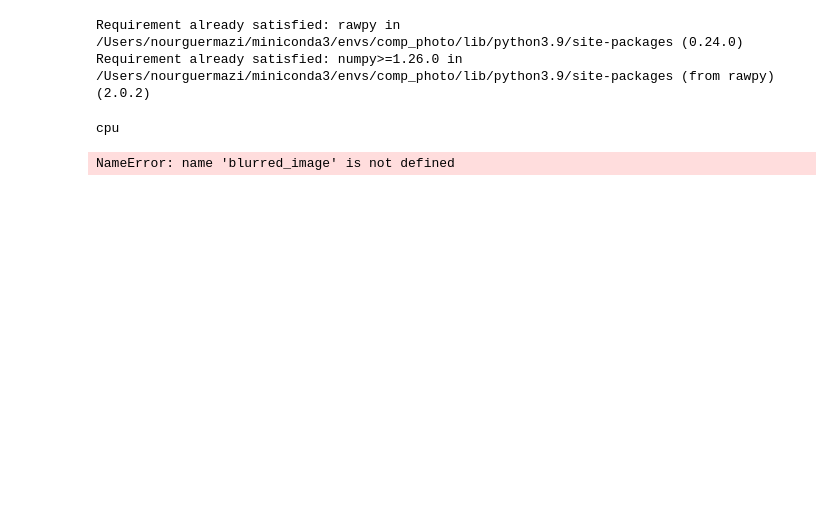
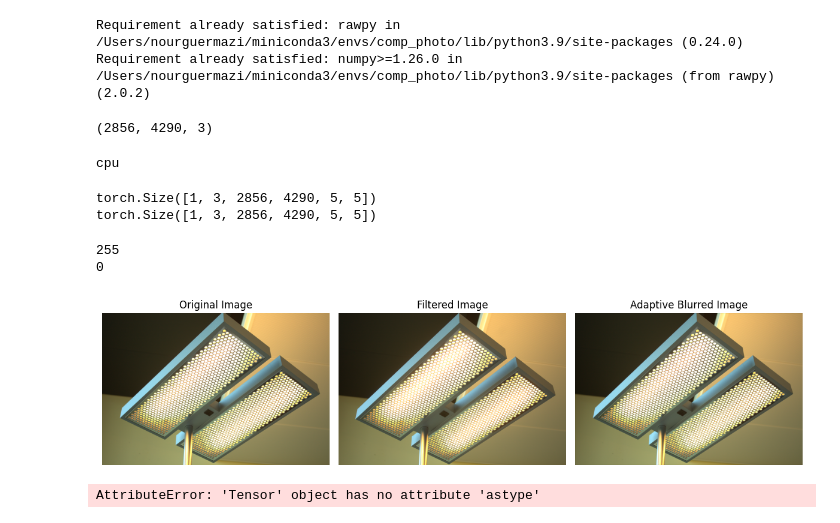
Before and after one commit to ewaMiazga/comp-photo-2025, a Jupyter notebook: gaussian_adaptive_blur.ipynb, the cells around one changed output. Drawn from its saved outputs; the diff is of its cells as text; code cells hidden in the pictures; blank space fills up the shorter version.

Commit message:
adaptive gaussian blur

```diff
--- a/gaussian_adaptive_blur.ipynb
+++ b/gaussian_adaptive_blur.ipynb
@@ -13,6 +15,14 @@ def load_image(file_path):
     raw = rawpy.imread(file_path)
     rgb = raw.postprocess()
     return rgb
+# %%
+DIR = "data/dataset_raw/"
+image_diff = load_image(f"{DIR}filter_long_exp/photo_1.CR2")
+image_org = load_image(f"{DIR}long_exp/photo_1.CR2")
+
+print(image_diff.shape)
+# %% [output]
+(2856, 4290, 3)
 # %%
 device = torch.device("cuda" if torch.cuda.is_available() else "cpu")
 print(device)
@@ -91,38 +101,54 @@ def adaptive_gaussian_conv2d(img, k_size=3):
 # %% [output]
 cpu
 # %%
-DIR = "data/dataset_raw/"
-image_diff = load_image(f"{DIR}filter_long_exp/photo_1.CR2")
-image_org = load_image(f"{DIR}long_exp/photo_1.CR2")
-
-
-blurred_image = adaptive_gaussian_conv2d(image_org, k_size=9)
+blurred_image = adaptive_gaussian_conv2d(image_org, k_size=5)
+# %% [output]
+torch.Size([1, 3, 2856, 4290, 5, 5])
+torch.Size([1, 3, 2856, 4290, 5, 5])
 # %%
 blurred_image = blurred_image[0].permute(1,2,0).cpu().numpy()
 blurred_image = blurred_image.astype(np.uint8)
 
 print(blurred_image.max())
 print(blurred_image.min())
 
 
 plt.figure(figsize=(12, 6))
 
 plt.subplot(1, 3, 1)
 plt.imshow(image_org)
 plt.title("Original Image")
 plt.axis("off")
 
 plt.subplot(1, 3, 2)
 plt.imshow(image_diff)
-plt.title("Original Image")
+plt.title("Filtered Image")
 plt.axis("off")
 
 plt.subplot(1, 3, 3)
 plt.imshow(blurred_image)
 plt.title("Adaptive Blurred Image")
 plt.axis("off")
 
 plt.tight_layout()
 plt.show()
 # %% [output]
-NameError: name 'blurred_image' is not defined
+255
+0
+[figure, added]
+# %%
+difference = np.abs(blurred_image.astype(float) - image_diff.astype(float))
+
+plt.figure(figsize=(12, 5))
+if difference.ndim == 3:  # If the image is mistakenly in RGB, convert to grayscale
+    # Convert to float32 or uint8 before using cv2.cvtColor
+    difference = difference.astype(np.float32)  # Or use .astype(np.uint8) if values are in [0, 255]
+    diff_image = cv2.cvtColor(difference, cv2.COLOR_BGR2GRAY)
+else:
+    diff_image = difference  # Already grayscale
+
+sns.heatmap(diff_image, cmap='coolwarm', cbar=True)
+plt.title("Diff Heatmap")
+plt.axis("off")
+# %% [output]
+AttributeError: 'Tensor' object has no attribute 'astype'
```
Also changed, not shown: parts of 1 cell of this notebook.
